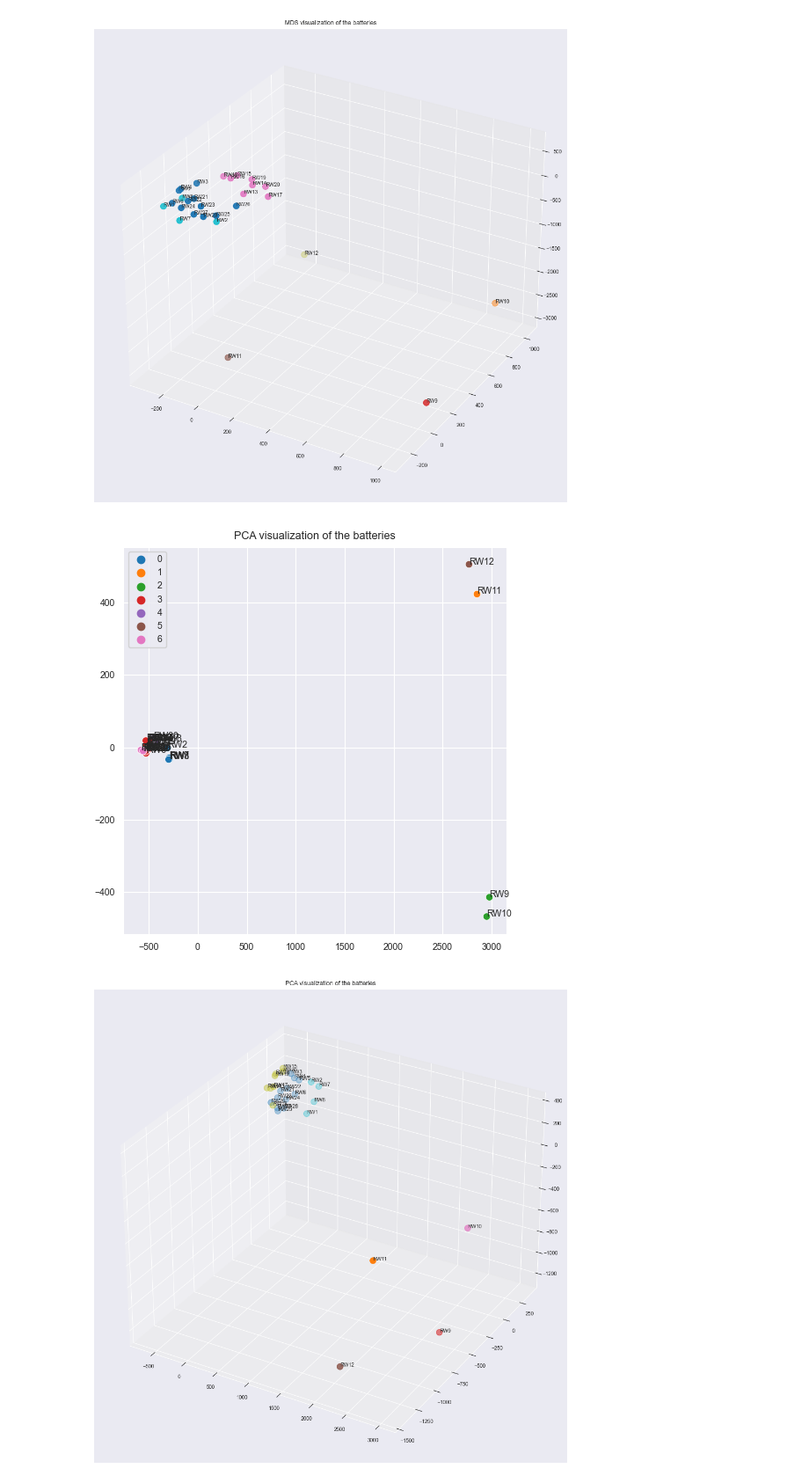
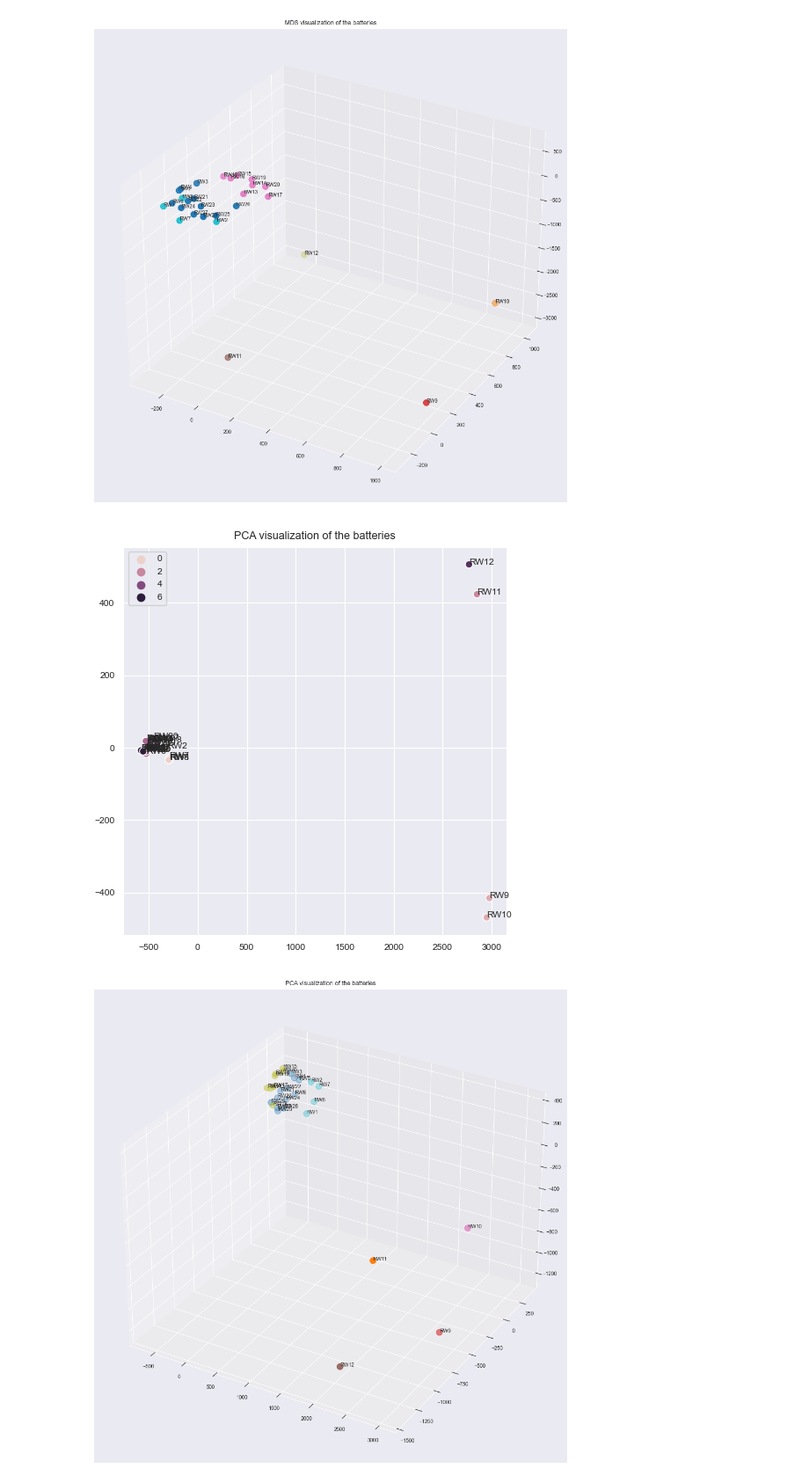
Before and after one commit to antongorillam/Lithium-Ion-Battery-Analysis, a Jupyter notebook: dynamic_time_warping.ipynb, the cells around one changed output. Shown at 88% size. Saved outputs shown, nothing was run; the diff lists cells and outputs as text; code cells hidden in the pictures.

```diff
--- a/dynamic_time_warping.ipynb
+++ b/dynamic_time_warping.ipynb
@@ -180,27 +180,27 @@ plt.show()
 # %%
 # Now the same but but with PCA
 from sklearn.decomposition import PCA
 pca = PCA(n_components=2)
 pca_distances = pca.fit_transform(distances)
 
 # Visualize the PCA distances with sns
 sns.set_style('darkgrid')
 plt.figure(figsize=(5, 5))
 plt.title('PCA visualization of the batteries')
 
 # Add k-means centroids to the plot
 k_means_labels, centroids = clustering(pca_distances, method=CLUSTERING)
 
-sns.scatterplot(x=pca_distances[:, 0], y=pca_distances[:, 1], hue=k_means_labels, palette=sns.color_palette())
+sns.scatterplot(x=pca_distances[:, 0], y=pca_distances[:, 1], hue=k_means_labels)
 # add labels to the scatter plot
 for i, bat in enumerate(dfs_dict.keys()):
     plt.annotate(bat, (pca_distances[i, 0], pca_distances[i, 1]))
     plt.rcParams.update({'font.size': 7.5})
 
 plt.tight_layout()
 plt.show()
 # %% [output]
-[figure, old version]
+[figure, new version]
 # %%
 # Use t-SNE to reduce the dimensionality of the distance matrix, but to 3-dimensions
 pca = PCA(n_components=3)
```
Also changed, not shown: parts of 3 cells of this notebook, 3 other files.
